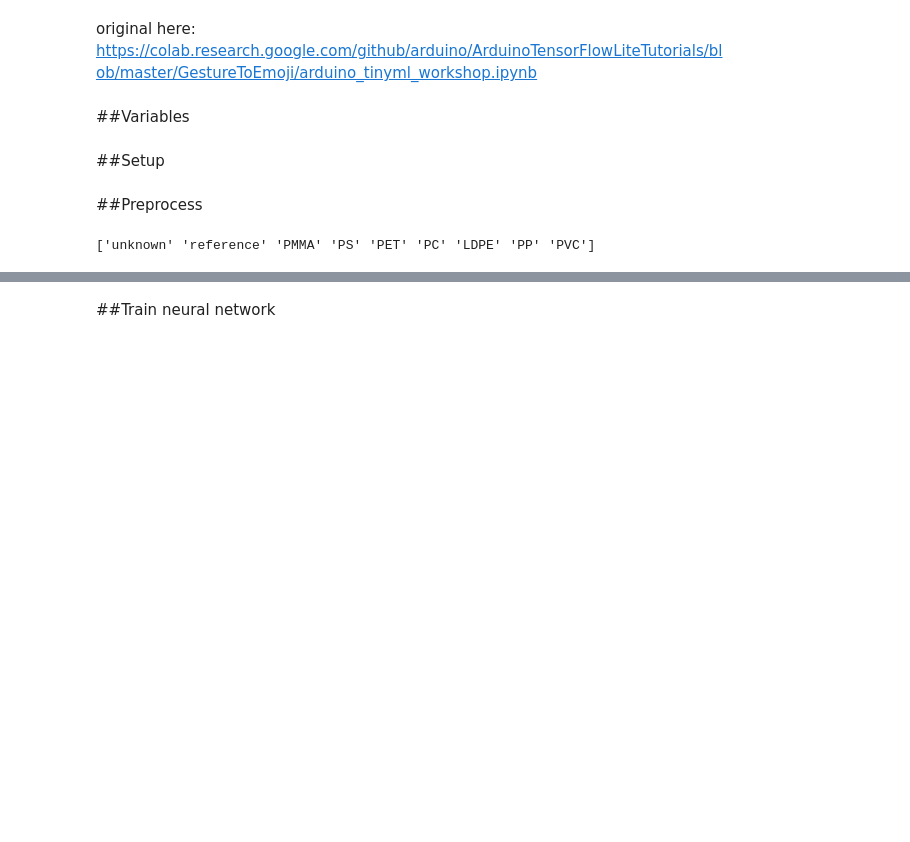
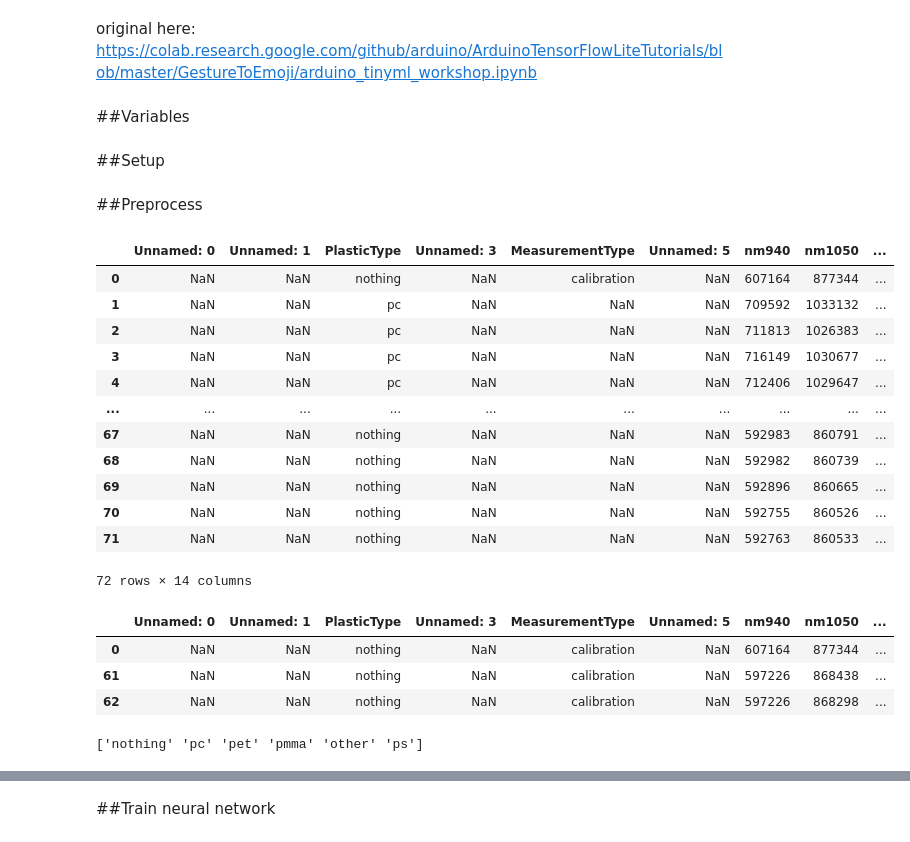
Before and after one commit to Plastic-Scanner/Handheld-Firmware, a Jupyter notebook: ML_esp32_DB2_3.ipynb, the cells around one changed output, grey strips where cells are left out. Cells and saved outputs as stored; diff of their text form; code cells hidden in the pictures; blank space fills up the shorter version.

```diff
--- a/ML_esp32_DB2_3.ipynb
+++ b/ML_esp32_DB2_3.ipynb
@@ -4,9 +4,12 @@ original here: https://colab.research.google.com/github/arduino/ArduinoTensorFlo
 ##Variables
 # %%
 # URL = "https://raw.githubusercontent.com/Plastic-Scanner/data/main/data/20230913_DB2.3_first_dataset_lasercut/measurement.csv"
-URL = "https://raw.githubusercontent.com/Plastic-Scanner/data/main/data/20230919_DB2.3_third_dataset_lasercut/measurement.csv"
-TooBright = 1.4
-TooDark = 0.6
+#URL = "https://raw.githubusercontent.com/Plastic-Scanner/data/main/data/20230919_DB2.3_third_dataset_lasercut/measurement.csv"
+#URL = "/content/lasercut270901.csv"
+URL = "/content/plastic_scanner_sheet - Sheet3 (14).csv"
+
+TooBright = 1.8
+TooDark = 0.2
 # %% [markdown]
 ##Setup
 # %%
@@ -19,14 +22,33 @@ import tensorflow as tf
 # %%
 df_raw = pd.read_csv(URL)
 df = df_raw.loc[:, :'nm1720'] #drop all later columns
-#df
+df
+# %% [output]
+|  | Unnamed: 0 | Unnamed: 1 | PlasticType | Unnamed: 3 | MeasurementType | Unnamed: 5 | nm940 | nm1050 | ... |
+| 0 | NaN | NaN | nothing | NaN | calibration | NaN | 607164 | 877344 | ... |
+| 1 | NaN | NaN | pc | NaN | NaN | NaN | 709592 | 1033132 | ... |
+| 2 | NaN | NaN | pc | NaN | NaN | NaN | 711813 | 1026383 | ... |
+| 3 | NaN | NaN | pc | NaN | NaN | NaN | 716149 | 1030677 | ... |
+| 4 | NaN | NaN | pc | NaN | NaN | NaN | 712406 | 1029647 | ... |
+| ... | ... | ... | ... | ... | ... | ... | ... | ... | ... |
+| 67 | NaN | NaN | nothing | NaN | NaN | NaN | 592983 | 860791 | ... |
+| 68 | NaN | NaN | nothing | NaN | NaN | NaN | 592982 | 860739 | ... |
+| 69 | NaN | NaN | nothing | NaN | NaN | NaN | 592896 | 860665 | ... |
+| 70 | NaN | NaN | nothing | NaN | NaN | NaN | 592755 | 860526 | ... |
+| 71 | NaN | NaN | nothing | NaN | NaN | NaN | 592763 | 860533 | ... |
+72 rows × 14 columns
 # %%
 #make a new dataframe with only the ones that have MeasurementType as "calibration" or PlasticType as "reference"
 df_ref = df[(df['MeasurementType'] == 'calibration')]
-#df_ref
+df_ref
+# %% [output]
+|  | Unnamed: 0 | Unnamed: 1 | PlasticType | Unnamed: 3 | MeasurementType | Unnamed: 5 | nm940 | nm1050 | ... |
+| 0 | NaN | NaN | nothing | NaN | calibration | NaN | 607164 | 877344 | ... |
+| 61 | NaN | NaN | nothing | NaN | calibration | NaN | 597226 | 868438 | ... |
+| 62 | NaN | NaN | nothing | NaN | calibration | NaN | 597226 | 868298 | ... |
 # %%
 PLASTICTYPES = df['PlasticType'].unique()
 print(PLASTICTYPES)
 # %% [output]
-['unknown' 'reference' 'PMMA' 'PS' 'PET' 'PC' 'LDPE' 'PP' 'PVC']
+['nothing' 'pc' 'pet' 'pmma' 'other' 'ps']
 # %%
```
Also changed, not shown: parts of 25 cells of this notebook.
